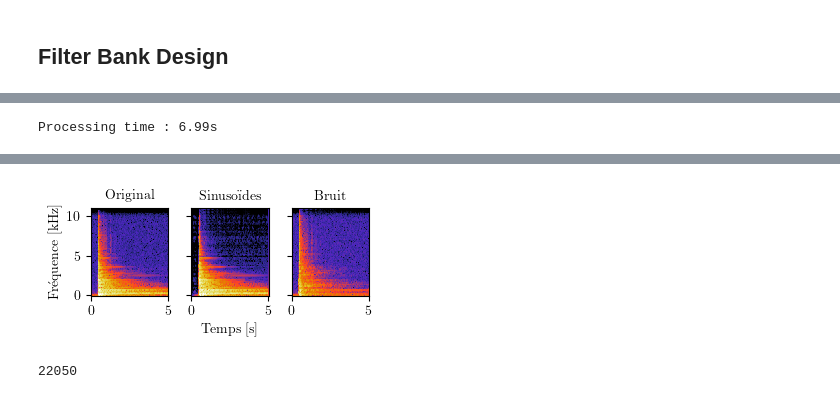
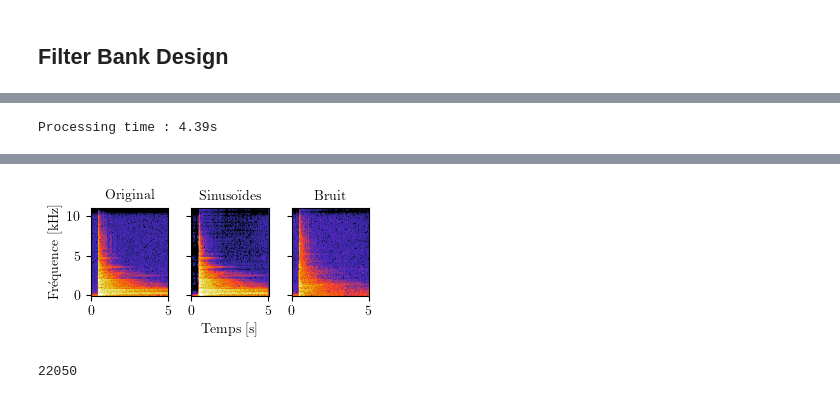
Before and after one commit to peladeaucome/ATIAM-PAM-AnalyseInstruments, a Jupyter notebook: Notebooks/come_HN_Full.ipynb, the cells around one changed output, grey strips where cells are left out. Saved outputs shown, nothing was run; the diff lists cells and outputs as text; code cells hidden in the pictures.

```diff
--- a/Notebooks/come_HN_Full.ipynb
+++ b/Notebooks/come_HN_Full.ipynb
@@ -77,7 +77,7 @@ fileName = os.path.join(
     '..',
     'Mesures',
     'Mesures_2023.01.27_LAM',
-    'Medium_1', 'Corde_Acier', 'C_1_P_21.mat')
+    'Medium_1', 'Corde_Acier', 'C_1_P_2.mat')
 print(fileName)
 data = scipy.io.loadmat(fileName)
 print(data.keys())
@@ -230,7 +230,7 @@ hop_length = window_length//4
 window_type = 'hann'
 ester_factor = 10
 
-num_bands = 64
+num_bands = 48
 
 ## Initializing output vectors
 
@@ -281,33 +281,33 @@ im2 = ax[2].pcolormesh(
     t, f, dB10(x_stft), cmap = cmap, rasterized = True,
     vmin = vmin, vmax = vmax)
 ax[2].set_title("Bruit", fontdict={'fontsize':10})
 #ax[2].set_xlabel("Temps [s]")
 
 
 plt.tight_layout()
 
 plt.savefig(os.path.join(save_folder, 'spectrogrammesHN.pdf'), bbox_inches = 'tight')
 plt.show()
 
 
 save_dict = {
     "input" : x,
     "harmonic" : xHarmo,
     "noise" : xNoise,
     "sampleRate" : sr_hz
 }
 
 with open("test_HN.pickle", "wb") as file:
     pickle.dump(save_dict, file, pickle.HIGHEST_PROTOCOL)
 
 print(sr_hz)
 #scipy.io.wavfile.write(filename = os.path.join(save_folder, "input.wav"), rate = int(sr_hz), data = normalize(x))
 #scipy.io.wavfile.write(filename = os.path.join(save_folder, "input.wav"), rate = int(sr_hz), data = normalize(np.real(xHarmo)))
 #scipy.io.wavfile.write(filename = os.path.join(save_folder, "input.wav"), rate = int(sr_hz), data = normalize(np.real(xNoise)))
 # %% [output]
-Processing time : 6.99s
+Processing time : 4.39s
 [interactive output not drawn]
 [interactive output not drawn]
 [interactive output not drawn]
-[figure, old version]
+[figure, new version]
 22050
```
Also changed, not shown: parts of 2 cells of this notebook, 2 other files.
